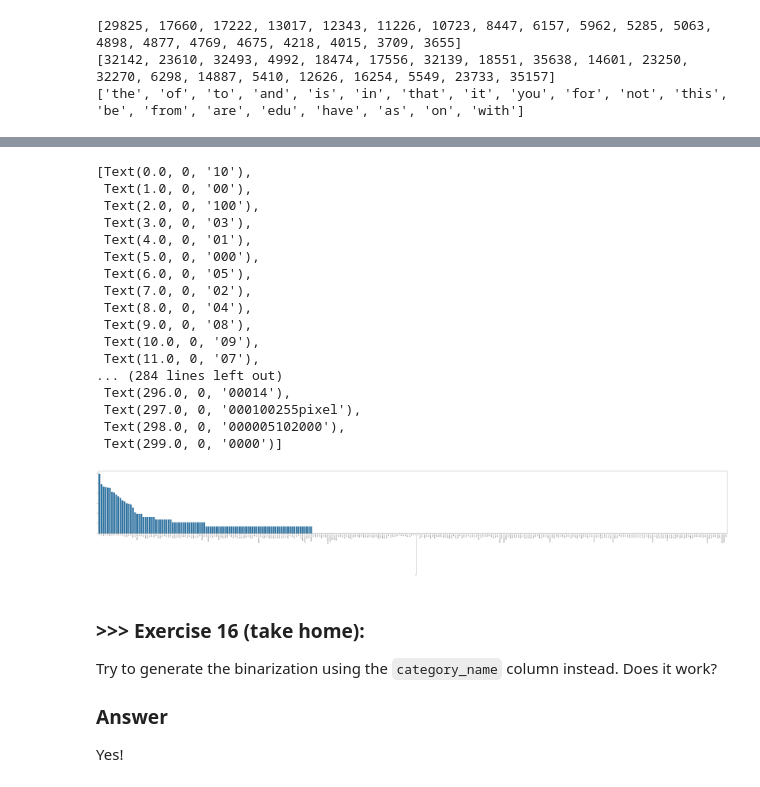
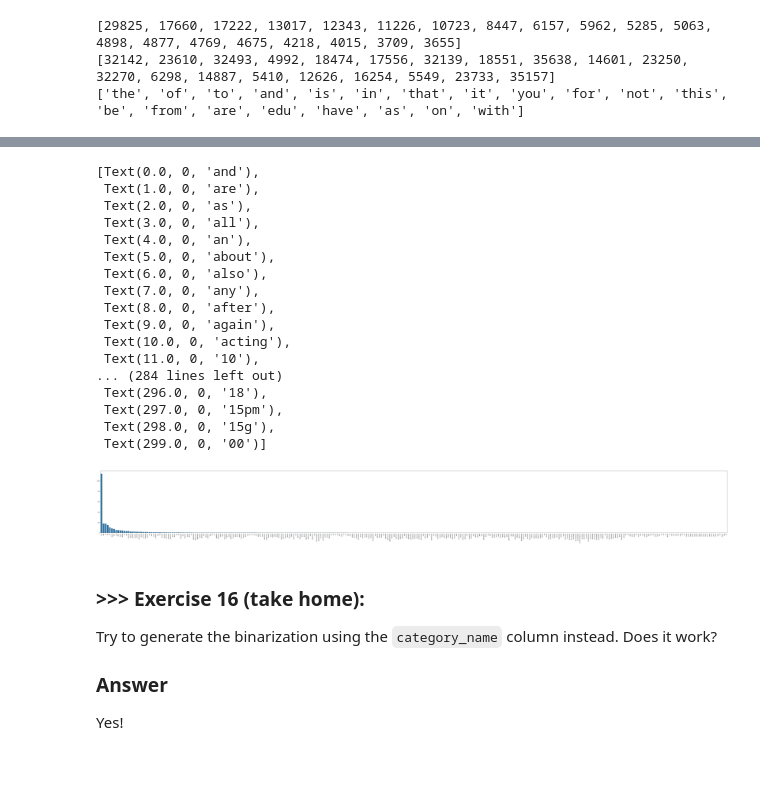
Before and after one commit to jessie1130/DM2023-Lab1-Master, a Jupyter notebook: Homework/DM2023-Lab1-Homework.ipynb, the cells around one changed output, grey strips where cells are left out. Drawn from its saved outputs; the diff is of its cells as text; code cells hidden in the pictures.

```diff
--- a/Homework/DM2023-Lab1-Homework.ipynb
+++ b/Homework/DM2023-Lab1-Homework.ipynb
@@ -328,38 +330,36 @@ Additionally, you can attempt to sort the terms on the `x-axis` by frequency ins
 
 ![alt txt](https://upload.wikimedia.org/wikipedia/commons/thumb/8/8a/Long_tail.svg/1000px-Long_tail.svg.png)
 # %%
-#find the 300 most appeared terms and sort them
-import math
-term_frequencies_log = [math.log(i) for i in term_frequencies]
+#find the first 300 terms and sort them
 
-term_frequencies_log_300 = term_frequencies_log[:300]
+term_frequencies_300 = term_frequencies[:300]
 term_name_300 = count_vect.get_feature_names_out()[:300]
 
-term_frequencies_log_300, term_name_300 = zip(*sorted(zip(term_frequencies_log_300, term_name_300), reverse=True))
+term_frequencies_300, term_name_300 = zip(*sorted(zip(term_frequencies_300, term_name_300), reverse=True))
 # %%
 plt.subplots(figsize=(100, 10))
-g = sns.barplot(x=term_name_300,y=term_frequencies_log_300)
+g = sns.barplot(x=term_name_300,y=term_frequencies_300)
 g.set_xticks(term_name_300)
 g.set_xticklabels(term_name_300, rotation = 90)
 # %% [output]
-[Text(0.0, 0, '10'),
- Text(1.0, 0, '00'),
- Text(2.0, 0, '100'),
- Text(3.0, 0, '03'),
- Text(4.0, 0, '01'),
- Text(5.0, 0, '000'),
- Text(6.0, 0, '05'),
- Text(7.0, 0, '02'),
- Text(8.0, 0, '04'),
- Text(9.0, 0, '08'),
- Text(10.0, 0, '09'),
- Text(11.0, 0, '07'),
+[Text(0.0, 0, 'and'),
+ Text(1.0, 0, 'are'),
+ Text(2.0, 0, 'as'),
+ Text(3.0, 0, 'all'),
+ Text(4.0, 0, 'an'),
+ Text(5.0, 0, 'about'),
+ Text(6.0, 0, 'also'),
+ Text(7.0, 0, 'any'),
+ Text(8.0, 0, 'after'),
+ Text(9.0, 0, 'again'),
+ Text(10.0, 0, 'acting'),
+ Text(11.0, 0, '10'),
 ... (284 lines left out)
- Text(296.0, 0, '00014'),
- Text(297.0, 0, '000100255pixel'),
- Text(298.0, 0, '000005102000'),
- Text(299.0, 0, '0000')]
+ Text(296.0, 0, '18'),
+ Text(297.0, 0, '15pm'),
+ Text(298.0, 0, '15g'),
+ Text(299.0, 0, '00')]
-[figure, old version]
+[figure, new version]
 # %% [markdown]
 ### >>> **Exercise 16 (take home):**
 Try to generate the binarization using the `category_name` column instead. Does it work?
```
Also changed, not shown: parts of 60 cells of this notebook, 7 other files.
